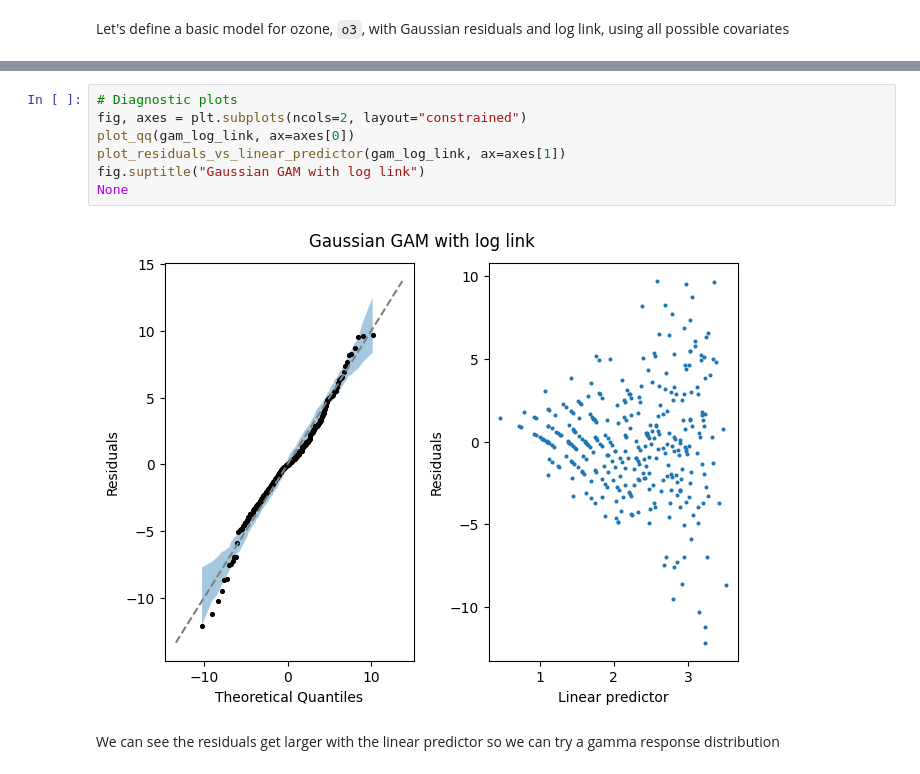
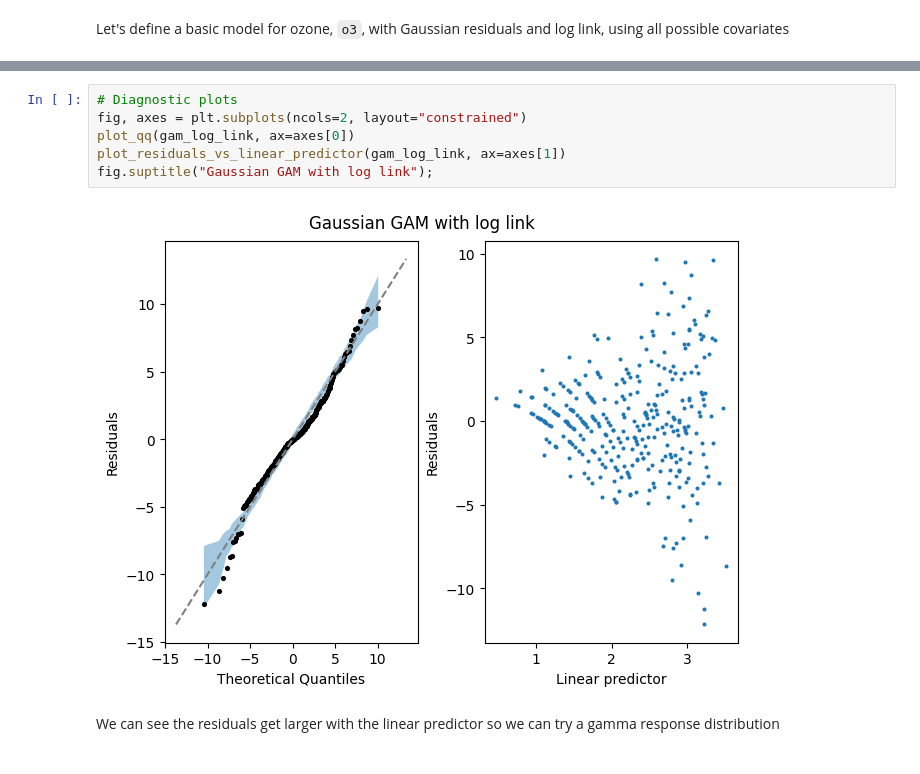
Before and after one commit to danielward27/pymgcv, a Jupyter notebook: docs/examples/ozone.ipynb, the cells around one changed output, grey strips where cells are left out. Drawn from its saved outputs; the diff is of its cells as text.

```diff
--- a/docs/examples/ozone.ipynb
+++ b/docs/examples/ozone.ipynb
@@ -53,12 +52,11 @@ None
 # %%
 # Diagnostic plots
 fig, axes = plt.subplots(ncols=2, layout="constrained")
 plot_qq(gam_log_link, ax=axes[0])
 plot_residuals_vs_linear_predictor(gam_log_link, ax=axes[1])
-fig.suptitle("Gaussian GAM with log link")
-None
+fig.suptitle("Gaussian GAM with log link");
 # %% [output]
-[figure, old version]
+[figure, new version]
 # %% [markdown]
 We can see the residuals get larger with the linear predictor so we can try a gamma response distribution
 # %%
```
Also changed, not shown: parts of 2 cells of this notebook, 17 other files.
